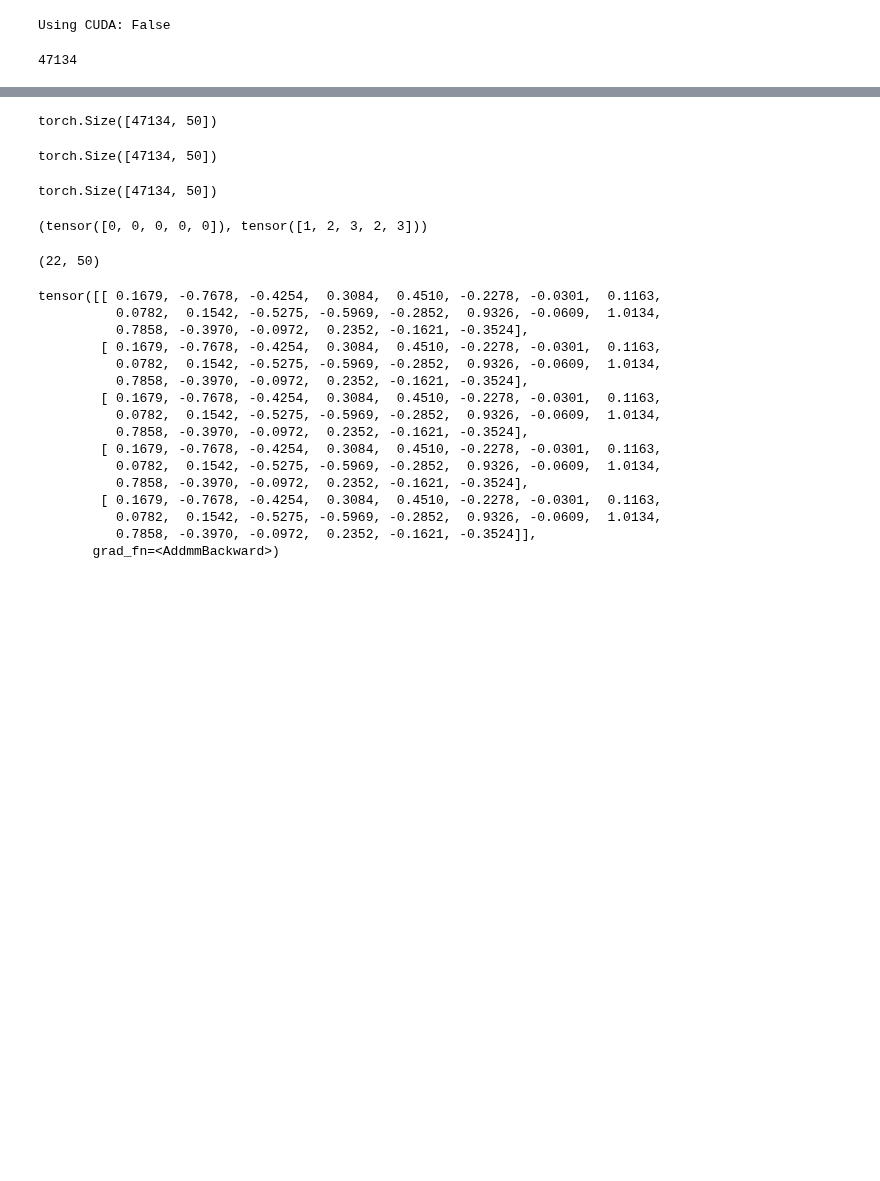
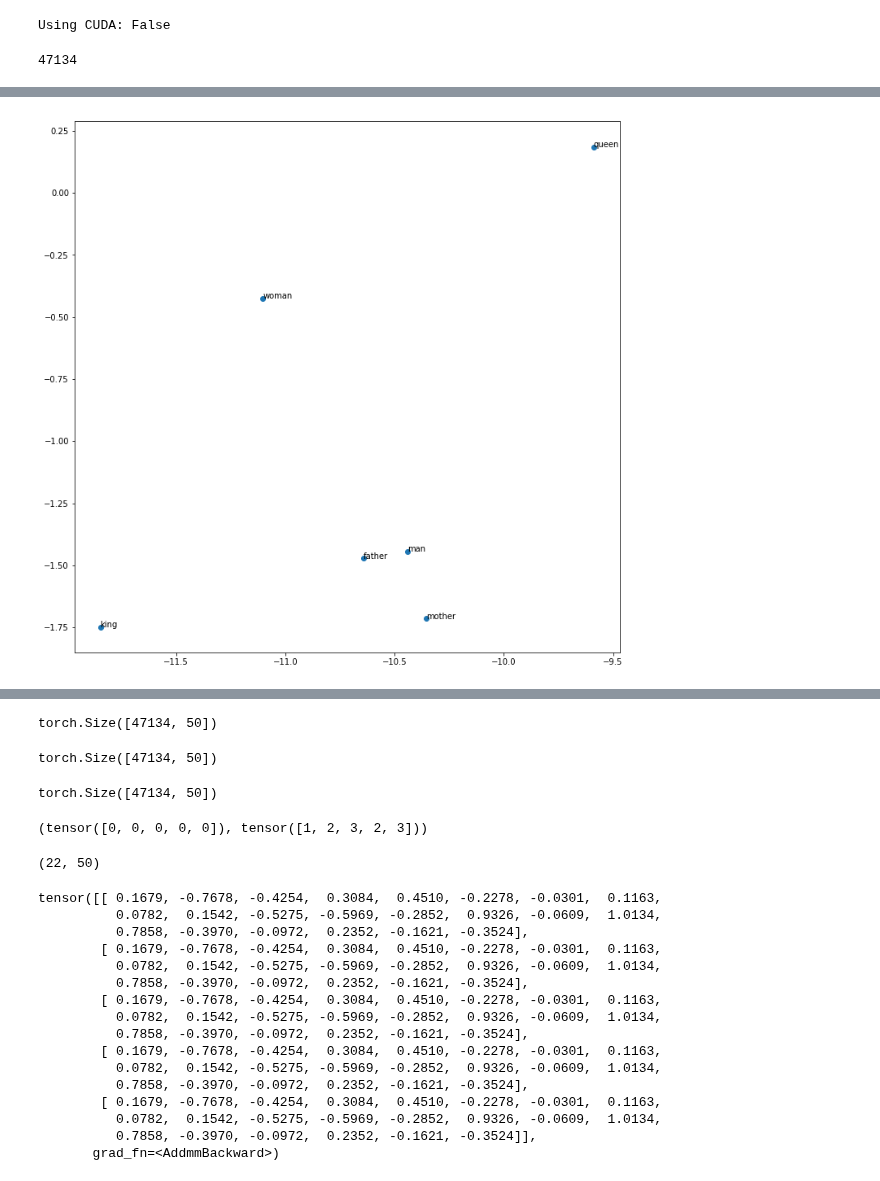
Before and after one commit to labdmitriy/dl_in_nlp, a Jupyter notebook: workshop_1/experiments/task3_word2vec.ipynb, the cells around one changed output, grey strips where cells are left out. Saved outputs shown, nothing was run; the diff lists cells and outputs as text; code cells hidden in the pictures; blank space fills up the shorter version.

```diff
--- a/workshop_1/experiments/task3_word2vec.ipynb
+++ b/workshop_1/experiments/task3_word2vec.ipynb
@@ -277,0 +340,4 @@ warning: Embedding dir exists, did you set global_step for add_embedding()?
+# %%
+%%time
+tsne = TSNE(n_components=2, n_iter=1000, n_jobs=-1)
+embs_tsne = tsne.fit_transform(W_avg)
@@ -277,0 +347,6 @@ warning: Embedding dir exists, did you set global_step for add_embedding()?
+# %%
+tokens = ['man', 'woman', 'king', 'queen', 'mother', 'father']
+# tokens = list(dict(sg_batcher.token_counts.most_common(100)).keys())
+plot_embeddings(embs_tsne, sg_batcher.token_to_idx, tokens)
+# %% [output]
+[figure, added]
```
Also changed, not shown: parts of 14 cells of this notebook, 1 other file.
